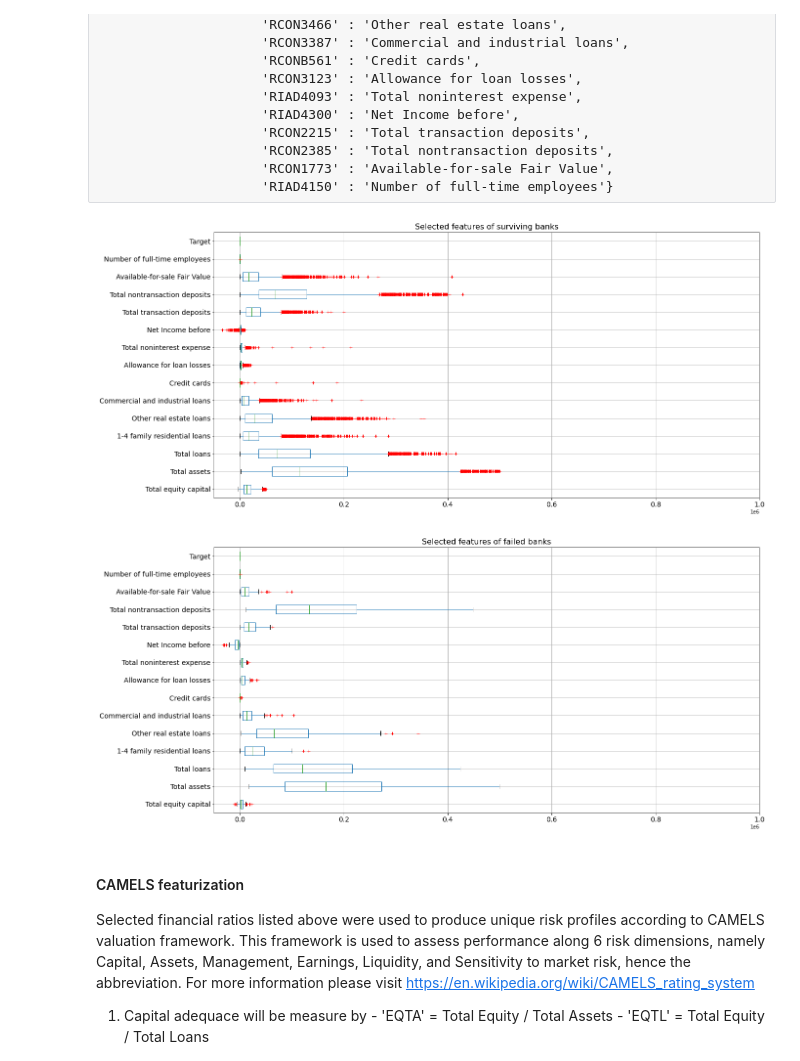
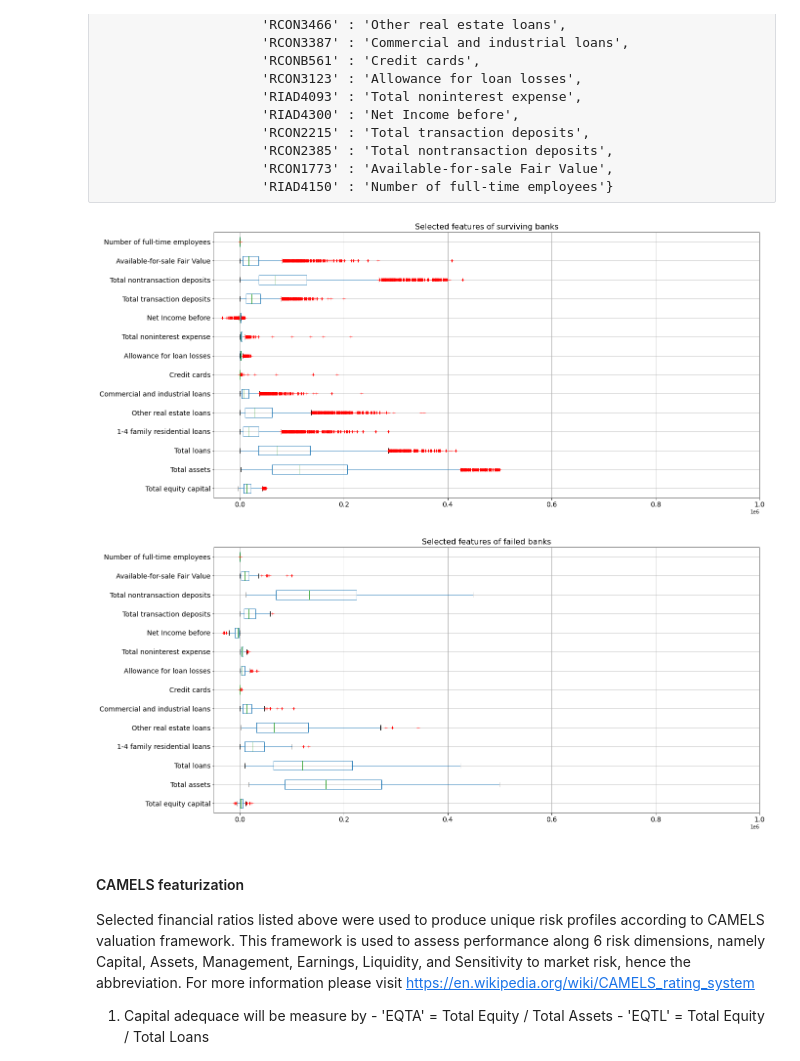
Before and after one commit to allaccountstaken/automl_v_hyperdrive, a Jupyter notebook: benchmark_model.ipynb, the cells around one changed output. Cells and saved outputs as stored; diff of their text form; code cells hidden in the pictures.

Commit message:
plotting selected features and counts of all failed banks

```diff
--- a/benchmark_model.ipynb
+++ b/benchmark_model.ipynb
@@ -52,16 +56,21 @@ selected_features = {'RIAD3210' : 'Total equity capital',
 # %%
-# Import banks universe surviving after 2010Q3
-universe = pd.read_csv('data/reduced_universe_after2010Q3.csv', index_col=0)
-universe.loc[universe['Target']==0].boxplot(figsize=(20,10), vert=False, sym='r+', fontsize=14).set_xlim(-50000, 1000000)
+# Features of surving banks
+surviving_universe = universe.loc[universe['Target']==0]
+surviving_universe.pop('Target')
+surviving_universe.boxplot(figsize=(20,10), vert=False, sym='r+', fontsize=14).set_xlim(-50000, 1000000)
 plt.title(label ="Selected features of surviving banks", fontsize=16)
 plt.show()
-# Failed banks
-universe.loc[universe['Target']==1].boxplot(figsize=(20,10), vert=False, sym='r+', fontsize=14).set_xlim(-50000, 1000000)
-plt.title(label ="Selected features of failed banks", fontsize=16)
-plt.show()
 # %% [output]
-[figure, old version]
+[figure, new version]
-[figure, removed]
+# %%
+# Features of failed banks
+failed_universe = universe.loc[universe['Target']==1]
+failed_universe.pop('Target')
+failed_universe.boxplot(figsize=(20,10), vert=False, sym='r+', fontsize=14).set_xlim(-50000, 1000000)
+plt.title(label ="Selected features of failed banks", fontsize=16)
+plt.show()
+# %% [output]
+[figure, added]
 # %% [markdown]
 #### CAMELS featurization
 Selected financial ratios listed above were used to produce unique risk profiles according to CAMELS valuation framework. This framework is used to assess performance along 6 risk dimensions, namely Capital, Assets, Management, Earnings, Liquidity, and Sensitivity to market risk, hence the abbreviation. For more information please visit https://en.wikipedia.org/wiki/CAMELS_rating_system
```
Also changed, not shown: parts of 2 cells of this notebook.
